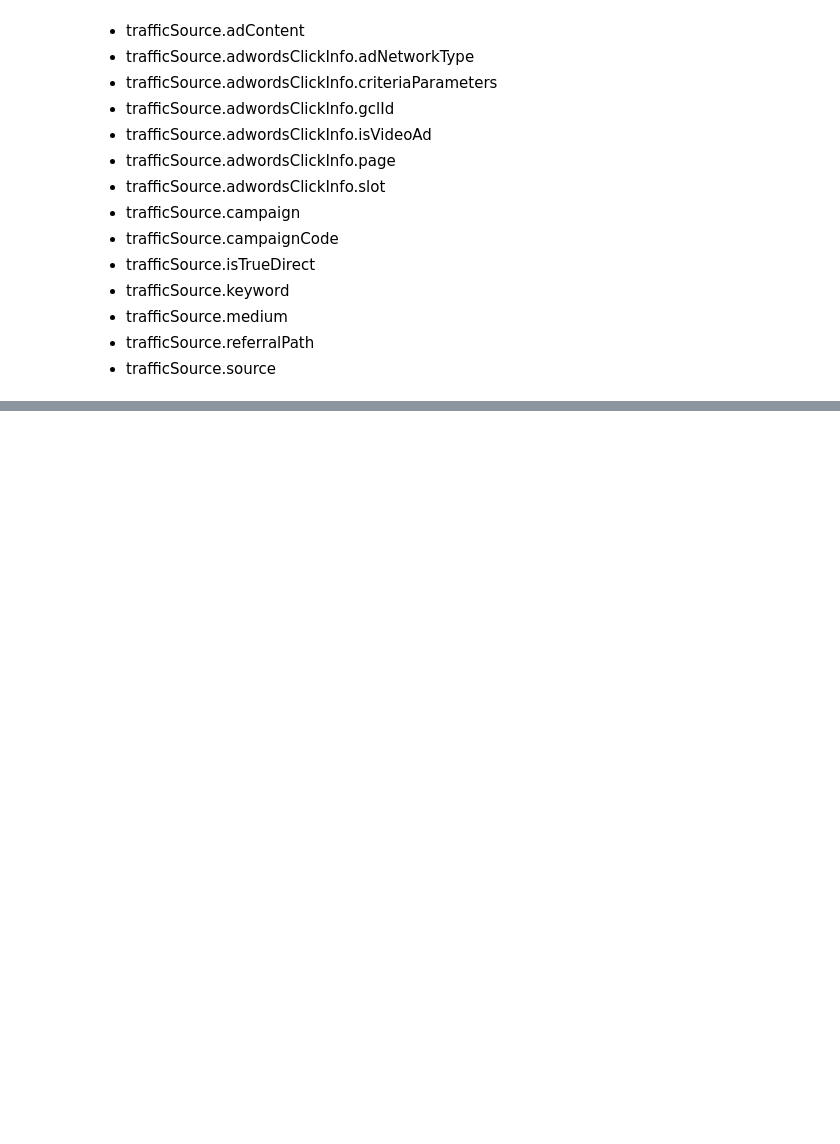
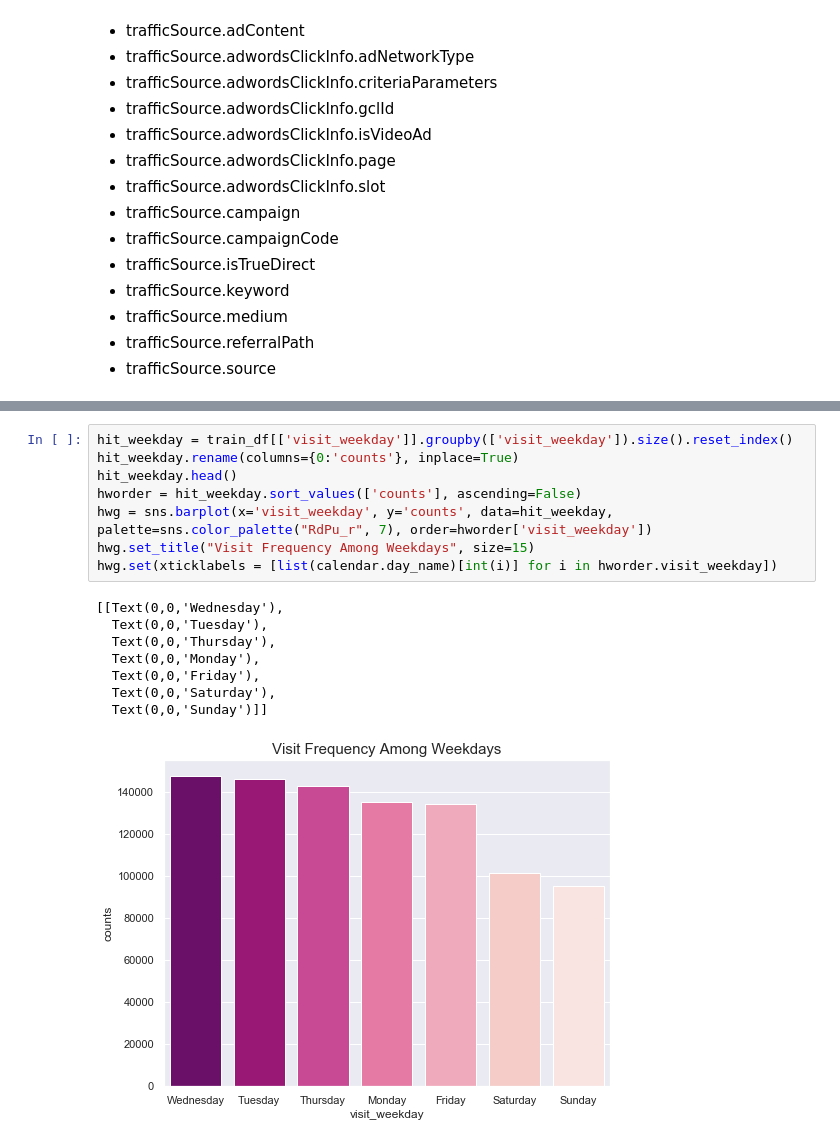
Before and after one commit to elicassion/Google-Analytics-Customer-Revenue-Prediction, a Jupyter notebook: Pipeline.ipynb, the cells around one changed output, grey strips where cells are left out. Saved outputs shown, nothing was run; the diff lists cells and outputs as text; blank space fills up the shorter version.

```diff
--- a/Pipeline.ipynb
+++ b/Pipeline.ipynb
@@ -225,0 +562,17 @@ Therefore, they can be totally removed from the dataset.
+# %%
+hit_weekday = train_df[['visit_weekday']].groupby(['visit_weekday']).size().reset_index()
+hit_weekday.rename(columns={0:'counts'}, inplace=True)
+hit_weekday.head()
+hworder = hit_weekday.sort_values(['counts'], ascending=False)
+hwg = sns.barplot(x='visit_weekday', y='counts', data=hit_weekday, palette=sns.color_palette("RdPu_r", 7), order=hworder['visit_weekday'])
+hwg.set_title("Visit Frequency Among Weekdays", size=15)
+hwg.set(xticklabels = [list(calendar.day_name)[int(i)] for i in hworder.visit_weekday])
+# %% [output]
+[[Text(0,0,'Wednesday'),
+  Text(0,0,'Tuesday'),
+  Text(0,0,'Thursday'),
+  Text(0,0,'Monday'),
+  Text(0,0,'Friday'),
+  Text(0,0,'Saturday'),
+  Text(0,0,'Sunday')]]
+[figure, added]
```
Also changed, not shown: parts of 47 cells of this notebook, 1 other file.
